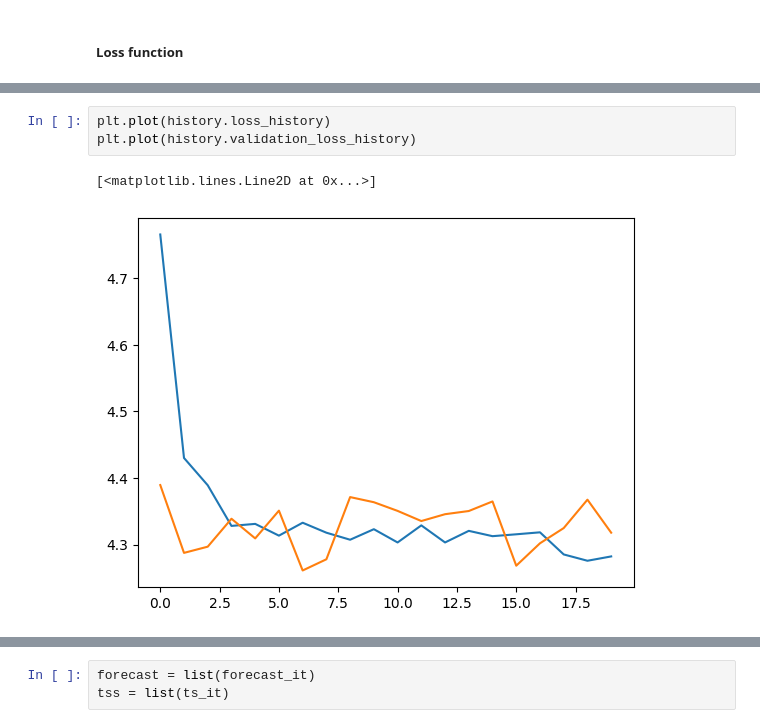
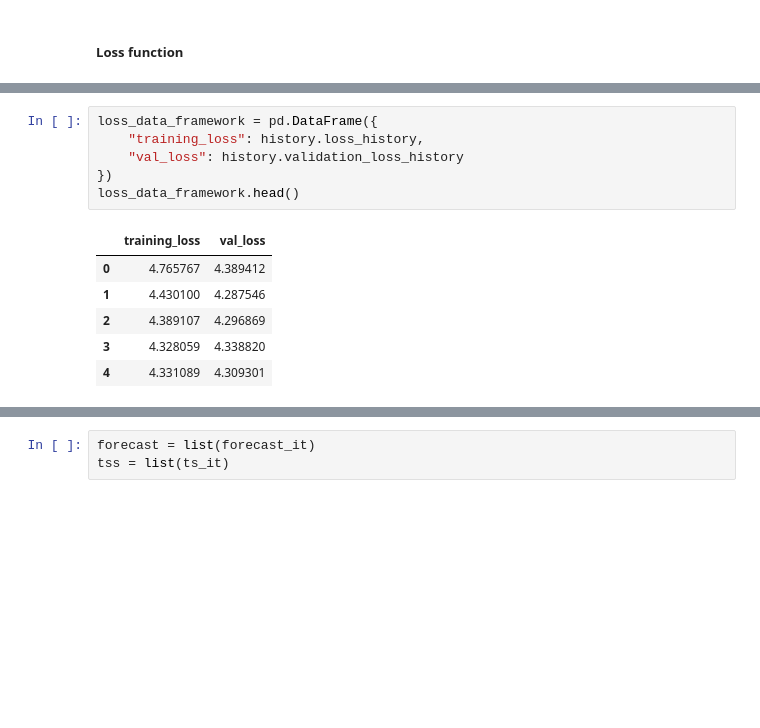
Before and after one commit to Wreck-It-Yuanjie/EV-charging-project, a Jupyter notebook: gluonts_multiple_EVdata.ipynb, the cells around one changed output, grey strips where cells are left out. Saved outputs shown, nothing was run; the diff lists cells and outputs as text; blank space fills up the shorter version.

```diff
--- a/gluonts_multiple_EVdata.ipynb
+++ b/gluonts_multiple_EVdata.ipynb
@@ -597,6 +608,13 @@ Validation loss:  [4.389411926269531, 4.287546157836914, 4.296868801116943, 4.33
-# %%
-plt.plot(history.loss_history)
-plt.plot(history.validation_loss_history)
-# %% [output]
-[<matplotlib.lines.Line2D at 0x...>]
-[figure, removed]
+# %%
+loss_data_framework = pd.DataFrame({
+    "training_loss": history.loss_history,
+    "val_loss": history.validation_loss_history
+})
+loss_data_framework.head()
+# %% [output]
+|  | training_loss | val_loss |
+| 0 | 4.765767 | 4.389412 |
+| 1 | 4.430100 | 4.287546 |
+| 2 | 4.389107 | 4.296869 |
+| 3 | 4.328059 | 4.338820 |
+| 4 | 4.331089 | 4.309301 |
```
Also changed, not shown: parts of 7 cells of this notebook, 1 other file.
